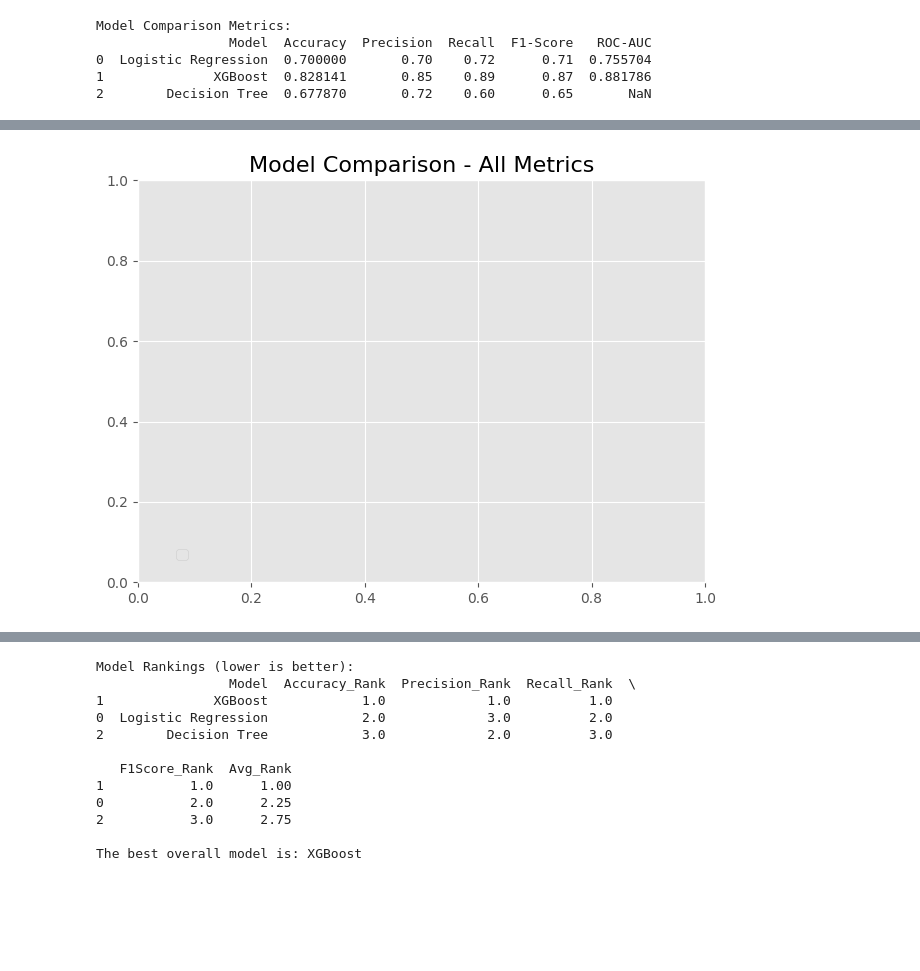
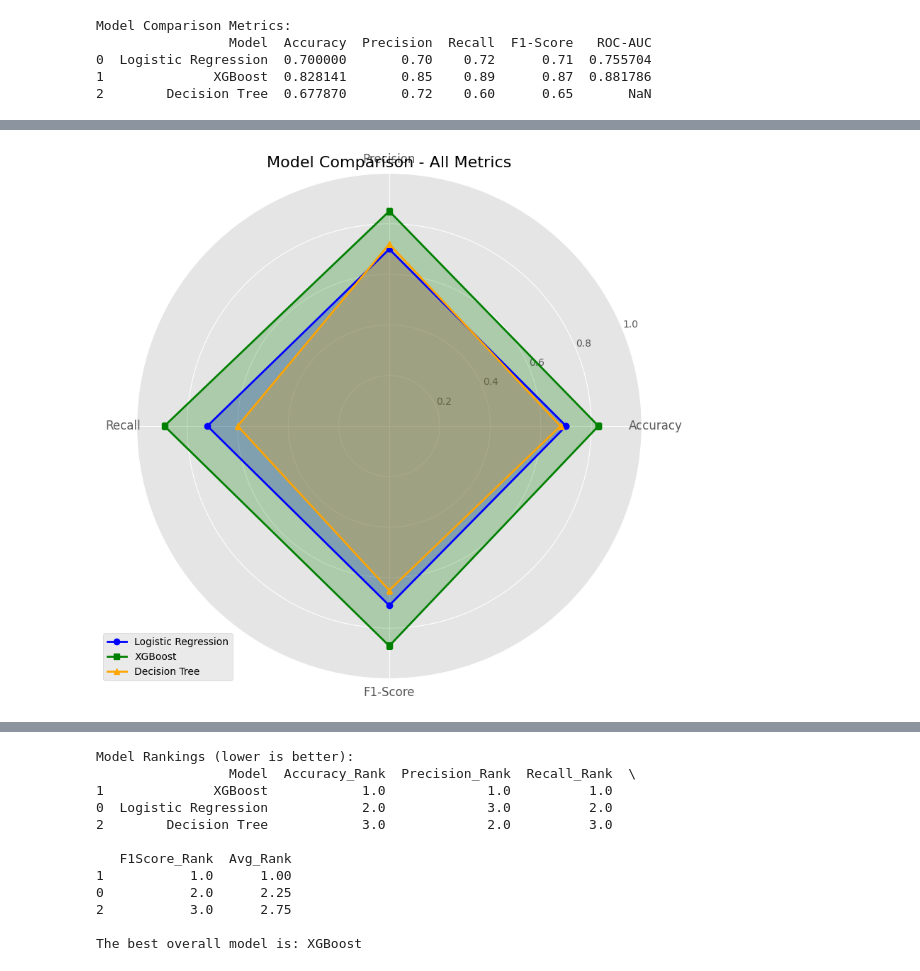
Before and after one commit to BoshithaMGunarathna/Mental-Health-Prediction, a Jupyter notebook: Compressed_evaluation.ipynb, the cells around one changed output, grey strips where cells are left out. Cells and saved outputs as stored; diff of their text form; code cells hidden in the pictures; blank space fills up the shorter version.

```diff
--- a/Compressed_evaluation.ipynb
+++ b/Compressed_evaluation.ipynb
@@ -76,10 +102,0 @@ axs[0, 1].grid(axis='y')
-# %%
-# Plot F1-Score
-axs[1, 0].bar(results_df['Model'], results_df['F1-Score'], color=['blue', 'green', 'orange'])
-axs[1, 0].set_title('Model Comparison - F1-Score', fontsize=14)
-axs[1, 0].set_xlabel('Model', fontsize=12)
-axs[1, 0].set_ylabel('F1-Score', fontsize=12)
-axs[1, 0].set_ylim(0, 1)
-for i, v in enumerate(results_df['F1-Score']):
-    axs[1, 0].text(i, v + 0.02, f"{v:.2f}", ha='center', fontsize=10)
-axs[1, 0].grid(axis='y')
@@ -129,14 +103,46 @@ for i, model in enumerate(models):
-# %%
-# Set the labels and formatting
-ax.set_xticks(angles[:-1])
-ax.set_xticklabels(metrics)
-ax.set_yticks([0.2, 0.4, 0.6, 0.8, 1.0])
-ax.set_ylim(0, 1)
-ax.grid(True)
-plt.legend(loc='upper right', bbox_to_anchor=(0.1, 0.1))
-plt.title('Model Comparison - All Metrics', fontsize=16)
-
-plt.tight_layout()
-plt.show()
-# %% [output]
-[figure, removed]
+# %%
+# Create a spider/radar chart to compare all metrics at once
+metrics = ['Accuracy', 'Precision', 'Recall', 'F1-Score']
+model_values = results_df[metrics].values
+
+# Create a figure for the radar chart
+plt.figure(figsize=(10, 8))
+
+# Set up the angles for each metric
+angles = np.linspace(0, 2*np.pi, len(metrics), endpoint=False).tolist()
+
+# Complete the loop by adding the first angle at the end
+angles += angles[:1]
+
+# Define colors for each model
+colors = ['blue', 'green', 'orange']
+markers = ['o', 's', '^']
+
+# Set up polar axis
+ax = plt.subplot(111, polar=True)
+
+# Plot each model on the radar chart
+for i, model in enumerate(models):
+    # Extract values for this model and complete the loop
+    values = model_values[i].tolist()
+    values += values[:1]  # Repeat first value to close the polygon
+
+    # Plot the model data
+    ax.plot(angles, values, color=colors[i], linewidth=2, marker=markers[i], label=model)
+    ax.fill(angles, values, color=colors[i], alpha=0.25)
+
+# Set the labels and formatting
+ax.set_xticks(angles[:-1])  # Exclude the duplicated first angle
+ax.set_xticklabels(metrics, size=12)
+ax.set_yticks([0.2, 0.4, 0.6, 0.8, 1.0])
+ax.set_ylim(0, 1)
+ax.grid(True)
+
+# Add legend
+plt.legend(loc='upper right', bbox_to_anchor=(0.2, 0.1))
+plt.title('Model Comparison - All Metrics', fontsize=16)
+
+plt.tight_layout()
+plt.show()
+# %% [output]
+[figure, added]
```
Also changed, not shown: parts of 11 cells of this notebook.
